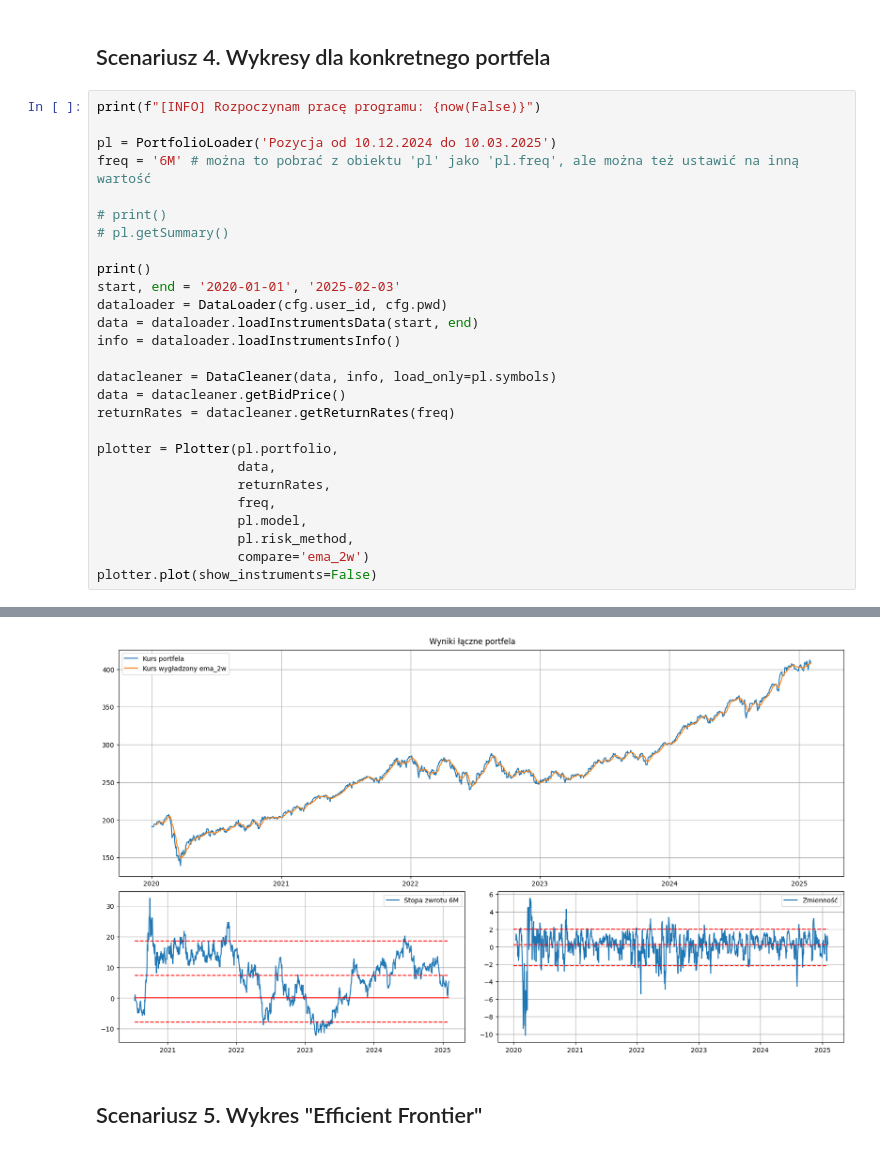
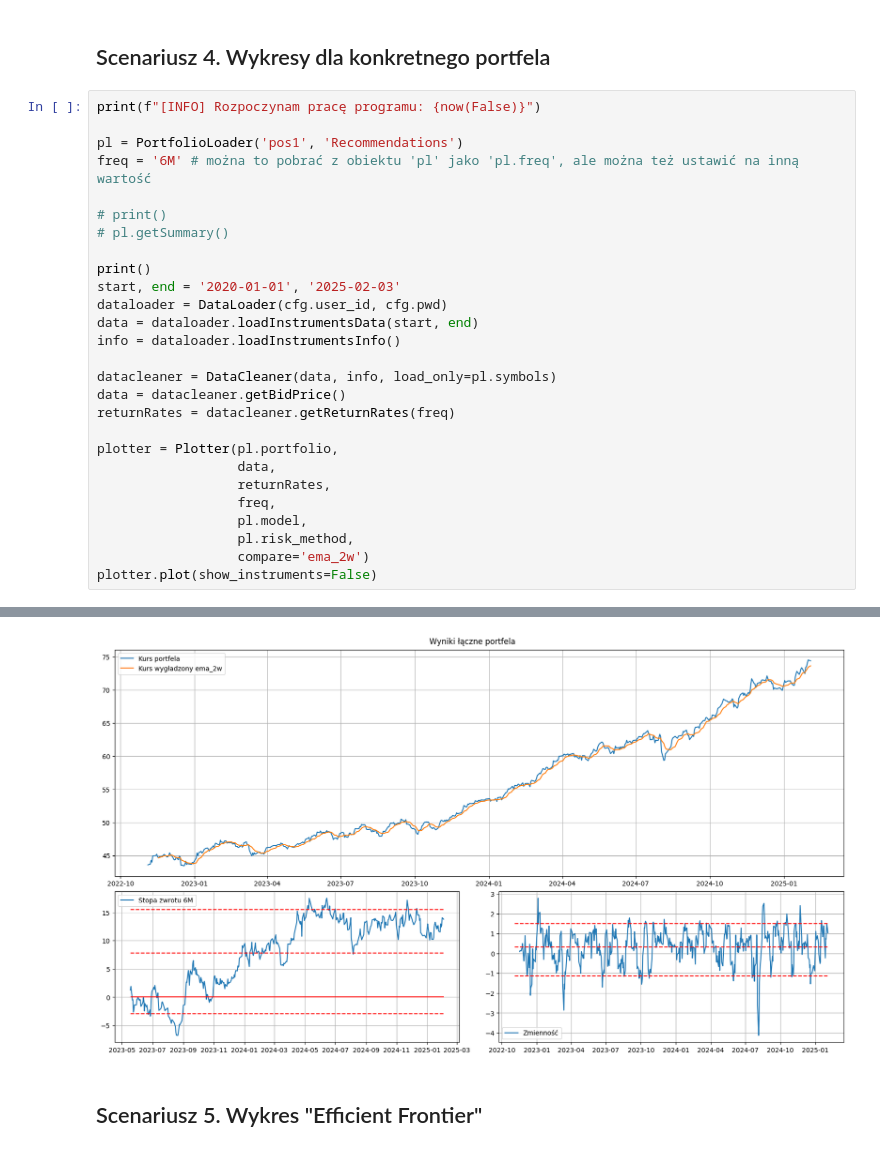
Before and after one commit to jakubweglowski/ETF-Trading, a Jupyter notebook: run.ipynb, the cells around one changed output, grey strips where cells are left out. Saved outputs shown, nothing was run; the diff lists cells and outputs as text.

```diff
--- a/run.ipynb
+++ b/run.ipynb
@@ -272,7 +288,7 @@ pp = pl.getPortfolio(returnRates, data)
 # %%
 print(f"[INFO] Rozpoczynam pracę programu: {now(False)}")
 
-pl = PortfolioLoader('Pozycja od 10.12.2024 do 10.03.2025')
+pl = PortfolioLoader('pos1', 'Recommendations')
 freq = '6M' # można to pobrać z obiektu 'pl' jako 'pl.freq', ale można też ustawić na inną wartość
 
 # print()
@@ -301,7 +317,7 @@ plotter.plot(show_instruments=False)
 
 [INFO] Wygładzamy dane, obliczamy zmienność...
 [INFO] Rysujemy wykresy...
-[figure, old version]
+[figure, new version]
 # %% [markdown]
 ## Scenariusz 5. Wykres "Efficient Frontier"
 # %%
```
Also changed, not shown: parts of 4 cells of this notebook, 2 other files.
